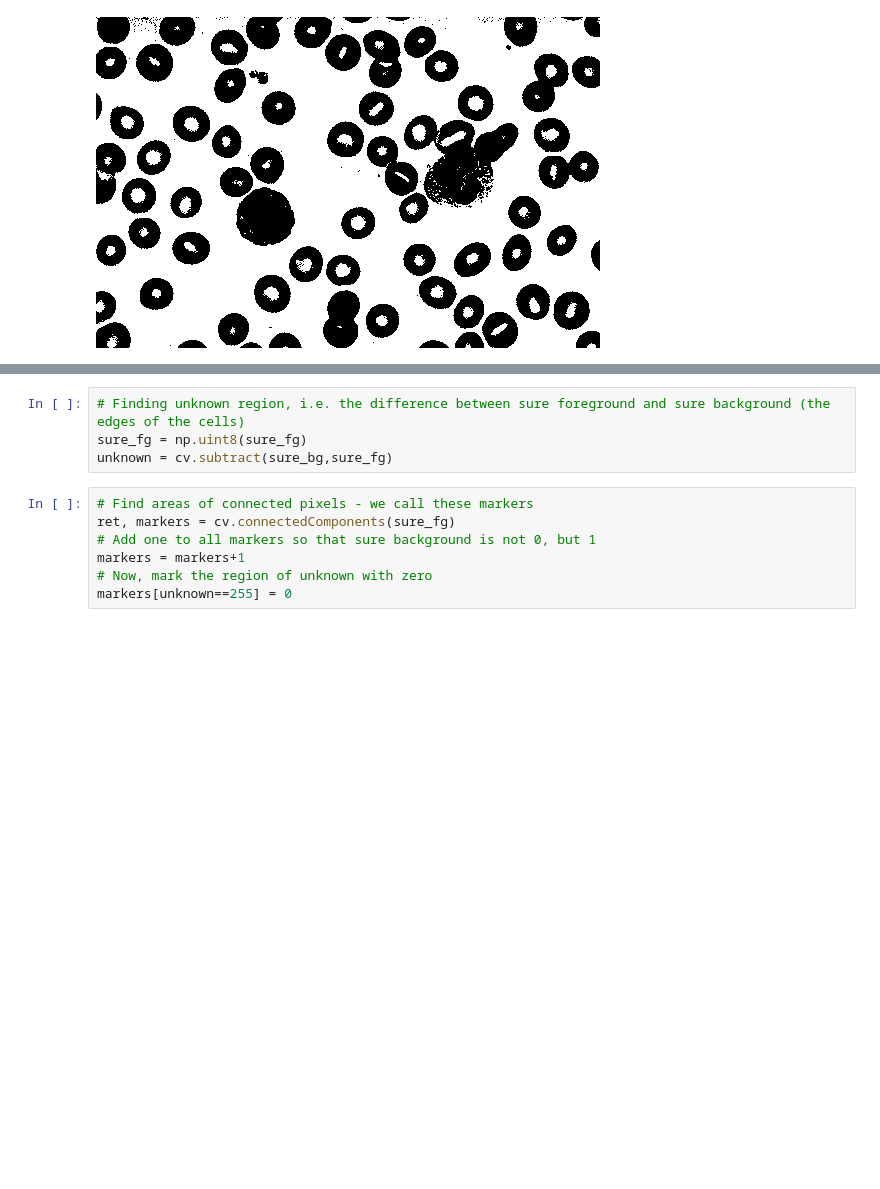
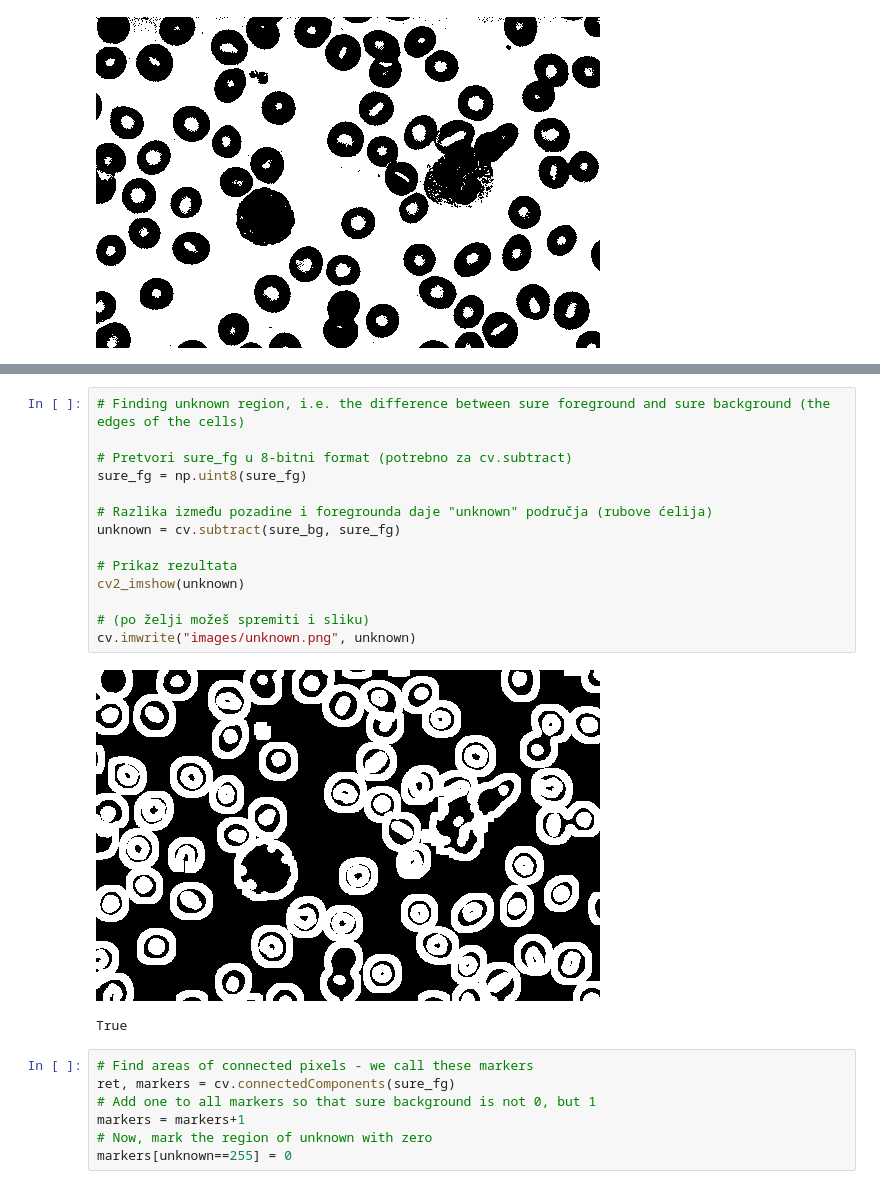
Before and after one commit to nikolinabioksic/RacunalniVid, a Jupyter notebook: lab5.ipynb, the cells around one changed output, grey strips where cells are left out. Drawn from its saved outputs; the diff is of its cells as text; blank space fills up the shorter version.

```diff
--- a/lab5.ipynb
+++ b/lab5.ipynb
@@ -191,7 +208,20 @@ ret, sure_fg = cv.threshold(dist_transform, 0.2*dist_transform.max(), 255, 0)
 # %%
 # Finding unknown region, i.e. the difference between sure foreground and sure background (the edges of the cells)
+
+# Pretvori sure_fg u 8-bitni format (potrebno za cv.subtract)
 sure_fg = np.uint8(sure_fg)
-unknown = cv.subtract(sure_bg,sure_fg)
+
+# Razlika između pozadine i foregrounda daje "unknown" područja (rubove ćelija)
+unknown = cv.subtract(sure_bg, sure_fg)
+
+# Prikaz rezultata
+cv2_imshow(unknown)
+
+# (po želji možeš spremiti i sliku)
+cv.imwrite("images/unknown.png", unknown)
+# %% [output]
+[figure, added]
+True
 # %%
 # Find areas of connected pixels - we call these markers
 ret, markers = cv.connectedComponents(sure_fg)
```
Also changed, not shown: parts of 9 cells of this notebook.
